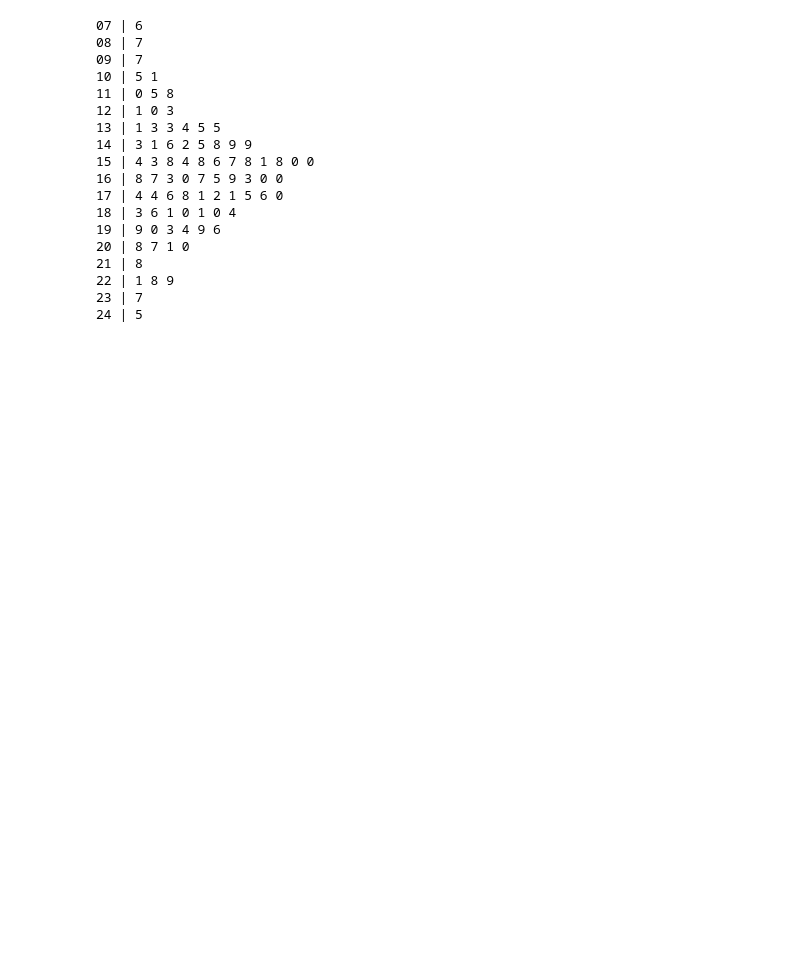
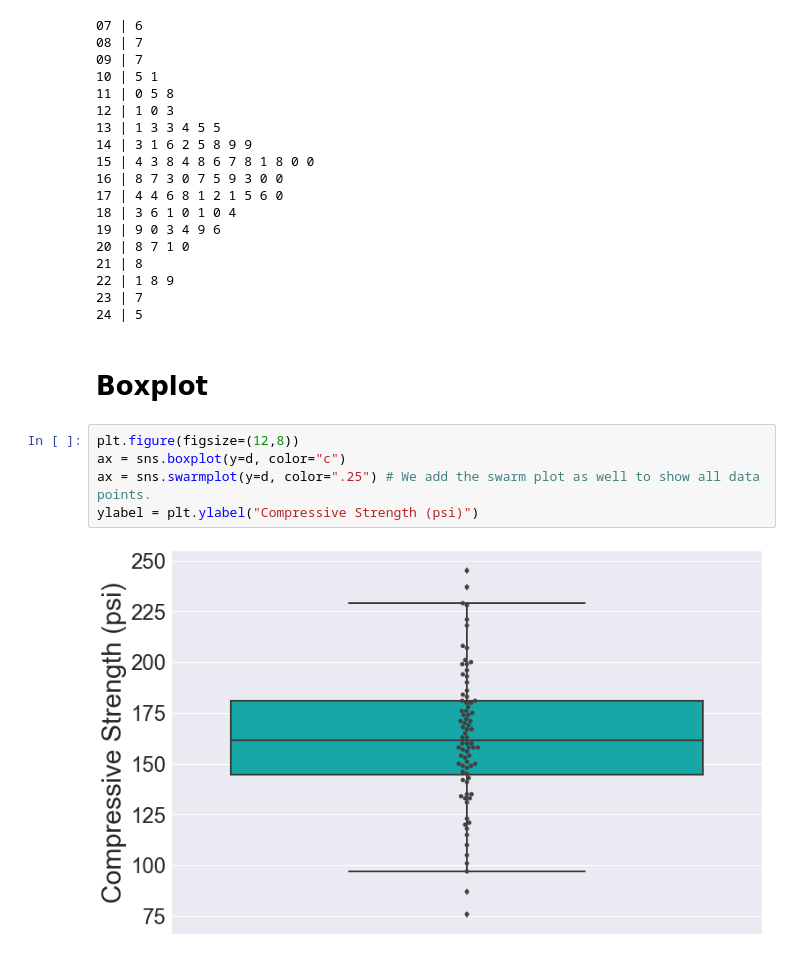
Before and after one commit to materialsvirtuallab/ceng114, a Jupyter notebook: lectures/Lecture 12 - Statistics.ipynb, the cells around one changed output. Saved outputs shown, nothing was run; the diff lists cells and outputs as text; blank space fills up the shorter version.

```diff
--- a/lectures/Lecture 12 - Statistics.ipynb
+++ b/lectures/Lecture 12 - Statistics.ipynb
@@ -120,3 +119,12 @@ generate_stem_and_leaf(d)
 22 | 1 8 9
 23 | 7
 24 | 5
+# %% [markdown]
+# Boxplot
+# %%
+plt.figure(figsize=(12,8))
+ax = sns.boxplot(y=d, color="c")
+ax = sns.swarmplot(y=d, color=".25") # We add the swarm plot as well to show all data points.
+ylabel = plt.ylabel("Compressive Strength (psi)")
+# %% [output]
+[figure, added]
```
Also changed, not shown: parts of 4 cells of this notebook.
